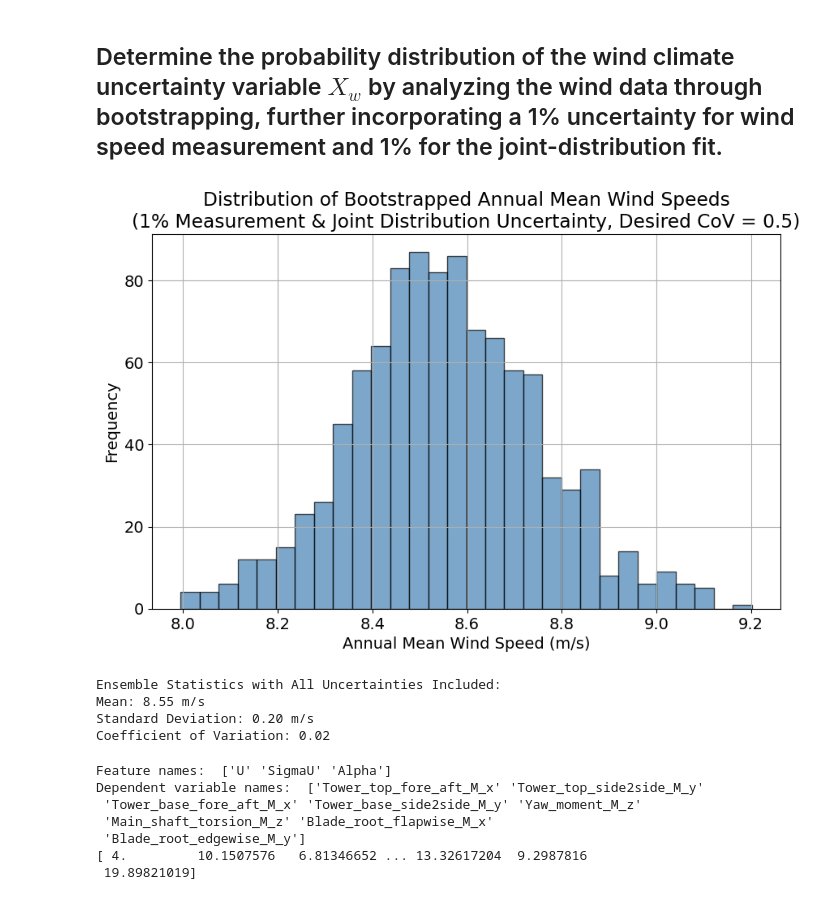
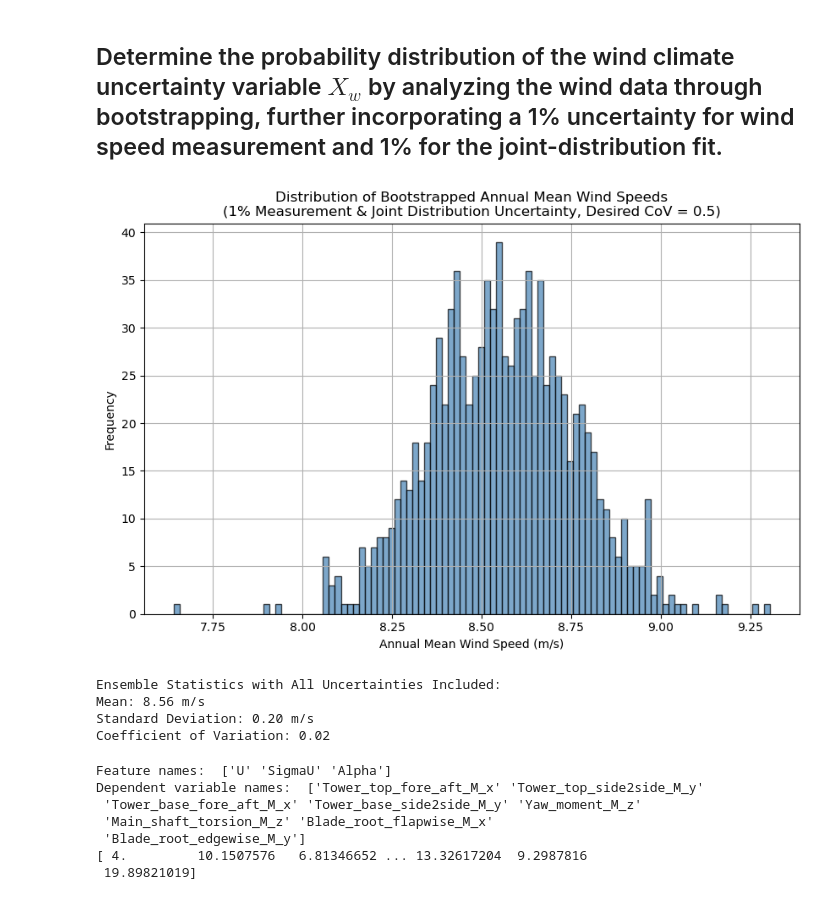
Before and after one commit to InbasatAQ/Reliability-of-a-wind-turbine-blade-against-fatigue-failure-in-the-root-section, a Jupyter notebook: PMWE.ipynb, the cells around one changed output. Cells and saved outputs as stored; diff of their text form; code cells hidden in the pictures.

```diff
--- a/PMWE.ipynb
+++ b/PMWE.ipynb
@@ -245,37 +245,37 @@ def bootstrap_annual_means(wind_speed_data, num_bootstrap_samples=1000):
     Returns:
     bootstrap_means (np.array): Array of mean wind speeds for each bootstrap sample.
     """
     # Group data by year and calculate the annual mean wind speed
     annual_means = wind_speed_data.groupby('Year')['Wsp'].mean().values
 
     # Perform bootstrapping: resample annual means with replacement
     bootstrap_means = np.random.choice(annual_means, size=(num_bootstrap_samples, len(annual_means)), replace=True).mean(axis=1)
 
     return bootstrap_means
 
 # Step 6: Perform bootstrapping on the adjusted wind speed data
 bootstrap_means_final = bootstrap_annual_means(Hovsore_filtered_data[['Year', 'Wsp_adjusted']].rename(columns={'Wsp_adjusted': 'Wsp'}))
 
 # Step 7: Plot the final bootstrapped distribution
 plt.figure(figsize=(10, 6))
-plt.hist(bootstrap_means_final, bins=30, color='steelblue', edgecolor='black', alpha=0.7)
+plt.hist(bootstrap_means_final, bins=100, color='steelblue', edgecolor='black', alpha=0.7)
 plt.title(f"Distribution of Bootstrapped Annual Mean Wind Speeds\n(1% Measurement & Joint Distribution Uncertainty, Desired CoV = {desired_cov})")
 plt.xlabel("Annual Mean Wind Speed (m/s)")
 plt.ylabel("Frequency")
 plt.grid(True)
 plt.show()
 
 # Step 8: Calculate and print ensemble statistics for the final distribution
 mean_final = np.mean(bootstrap_means_final)
 std_final = np.std(bootstrap_means_final)
 cov_final = std_final / mean_final
 
 
 print(f"Ensemble Statistics with All Uncertainties Included:\nMean: {mean_final:.2f} m/s\nStandard Deviation: {std_final:.2f} m/s\nCoefficient of Variation: {cov_final:.2f}")
 # %% [output]
-[figure, old version]
+[figure, new version]
 Ensemble Statistics with All Uncertainties Included:
-Mean: 8.55 m/s
+Mean: 8.56 m/s
 Standard Deviation: 0.20 m/s
 Coefficient of Variation: 0.02
 # %%
```
Also changed, not shown: parts of 10 cells of this notebook.
